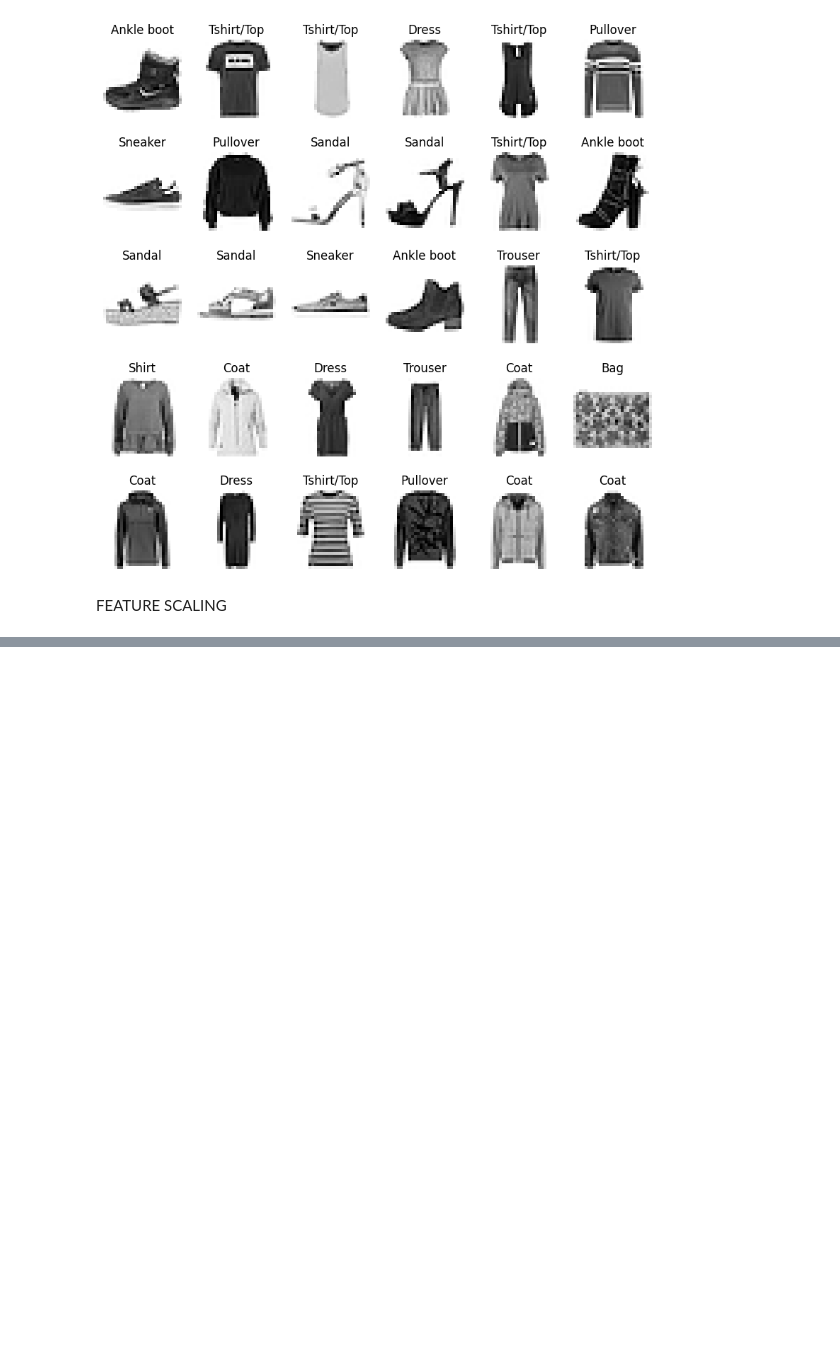
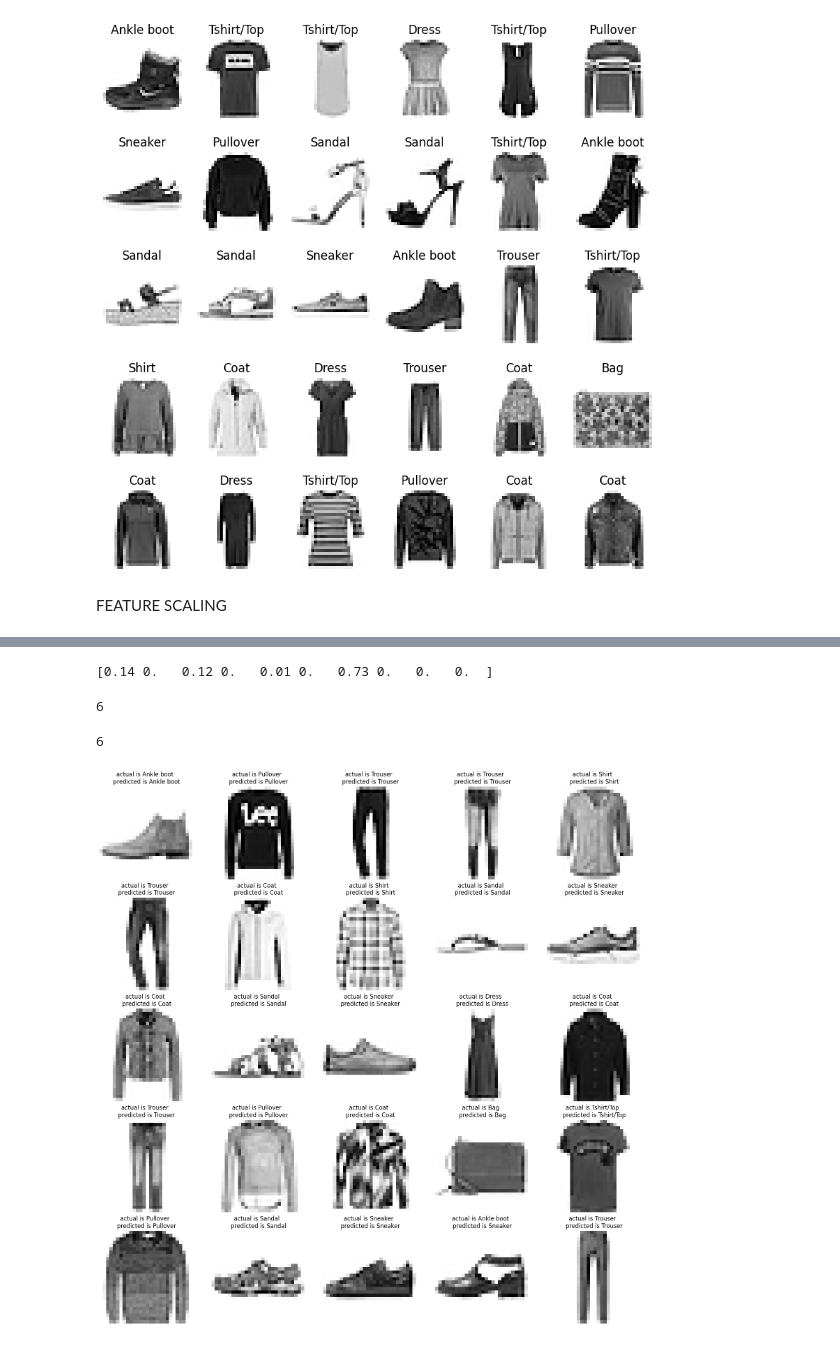
Before and after one commit to SaxenaVaibhav80/fashion-item-classifier, a Jupyter notebook: classifier.ipynb, the cells around one changed output, grey strips where cells are left out. Drawn from its saved outputs; the diff is of its cells as text; code cells hidden in the pictures; blank space fills up the shorter version.

```diff
--- a/classifier.ipynb
+++ b/classifier.ipynb
@@ -86,0 +158,20 @@ print(x_train[0])
+# %%
+print(y_pred[4].round(2))
+np.argmax(y_pred[4].round(2))
+# %% [output]
+[0.14 0.   0.12 0.   0.01 0.   0.73 0.   0.   0.  ]
+6
+# %%
+y_test[4]
+# %% [output]
+6
+# %%
+plt.figure(figsize=(20,20))
+for i in range(25):
+    plt.subplot(5,5,i+1)
+    plt.imshow(x_test[i] , cmap="Greys")
+    plt.axis('off')
+
+    plt.title(f"actual is {classLabel[y_test[i]]} \n predicted is {classLabel[np.argmax(y_pred[i])]}")
+# %% [output]
+[figure, added]
```
Also changed, not shown: parts of 9 cells of this notebook.
